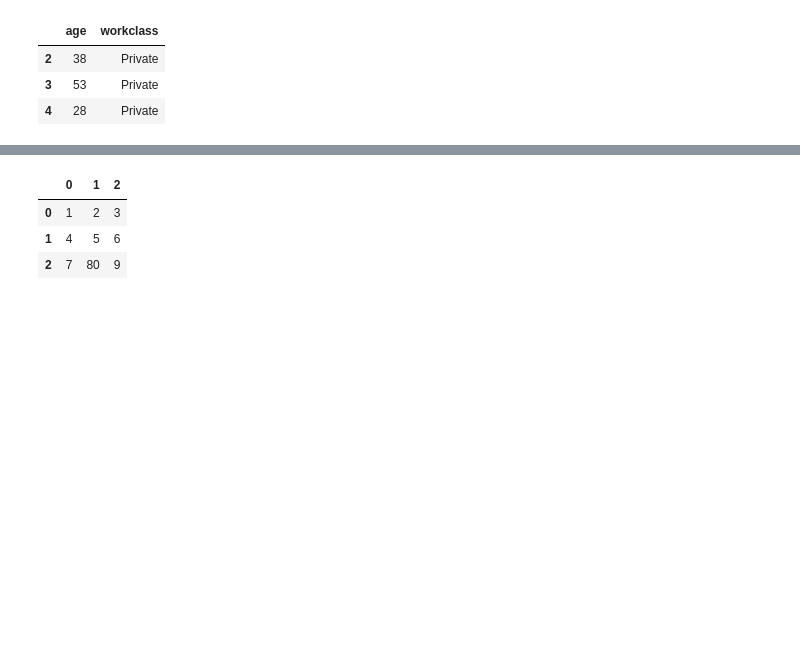
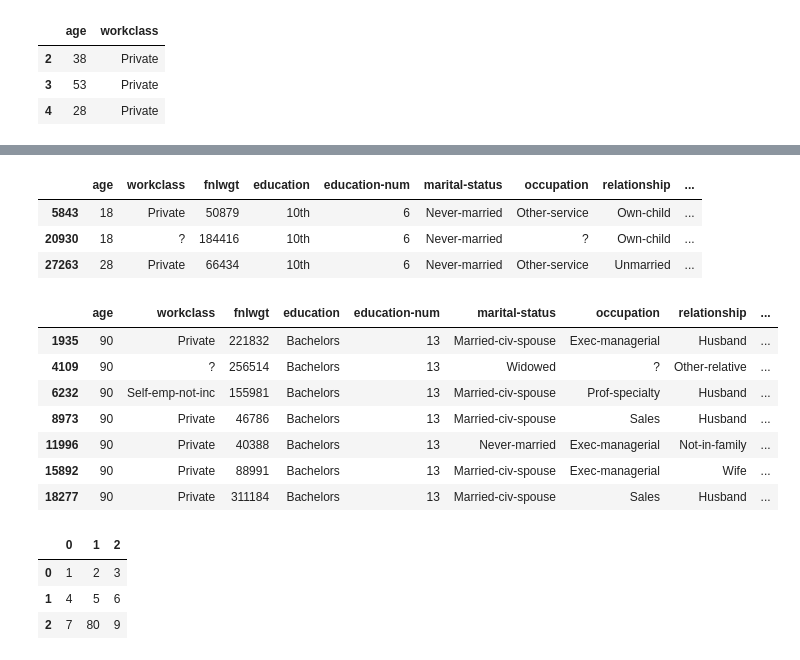
Before and after one commit to mdl81/pandas_numpy_tasks, a Jupyter notebook: test.ipynb, the cells around one changed output, grey strips where cells are left out. Cells and saved outputs as stored; diff of their text form; code cells hidden in the pictures; blank space fills up the shorter version.

```diff
--- a/test.ipynb
+++ b/test.ipynb
@@ -93,0 +225,7 @@ Name: 2, dtype: object
+# %%
+data.sort_values(by='education').head(3)
+# %% [output]
+|  | age | workclass | fnlwgt | education | education-num | marital-status | occupation | relationship | ... |
+| 5843 | 18 | Private | 50879 | 10th | 6 | Never-married | Other-service | Own-child | ... |
+| 20930 | 18 | ? | 184416 | 10th | 6 | Never-married | ? | Own-child | ... |
+| 27263 | 28 | Private | 66434 | 10th | 6 | Never-married | Other-service | Unmarried | ... |
@@ -94,3 +234,14 @@ Name: 2, dtype: object
+# %%
+data.query('(age > 89) and (education == "Bachelors")')[:7]
+# %% [output]
+|  | age | workclass | fnlwgt | education | education-num | marital-status | occupation | relationship | ... |
+| 1935 | 90 | Private | 221832 | Bachelors | 13 | Married-civ-spouse | Exec-managerial | Husband | ... |
+| 4109 | 90 | ? | 256514 | Bachelors | 13 | Widowed | ? | Other-relative | ... |
+| 6232 | 90 | Self-emp-not-inc | 155981 | Bachelors | 13 | Married-civ-spouse | Prof-specialty | Husband | ... |
+| 8973 | 90 | Private | 46786 | Bachelors | 13 | Married-civ-spouse | Sales | Husband | ... |
+| 11996 | 90 | Private | 40388 | Bachelors | 13 | Never-married | Exec-managerial | Not-in-family | ... |
+| 15892 | 90 | Private | 88991 | Bachelors | 13 | Married-civ-spouse | Exec-managerial | Wife | ... |
+| 18277 | 90 | Private | 311184 | Bachelors | 13 | Married-civ-spouse | Sales | Husband | ... |
 # %%
 d1 = [[1,2,3], [4,5,6], [7,80,9]]
 df1 = pd.DataFrame(d1)
```
Also changed, not shown: parts of 32 cells of this notebook, 2 other files.
